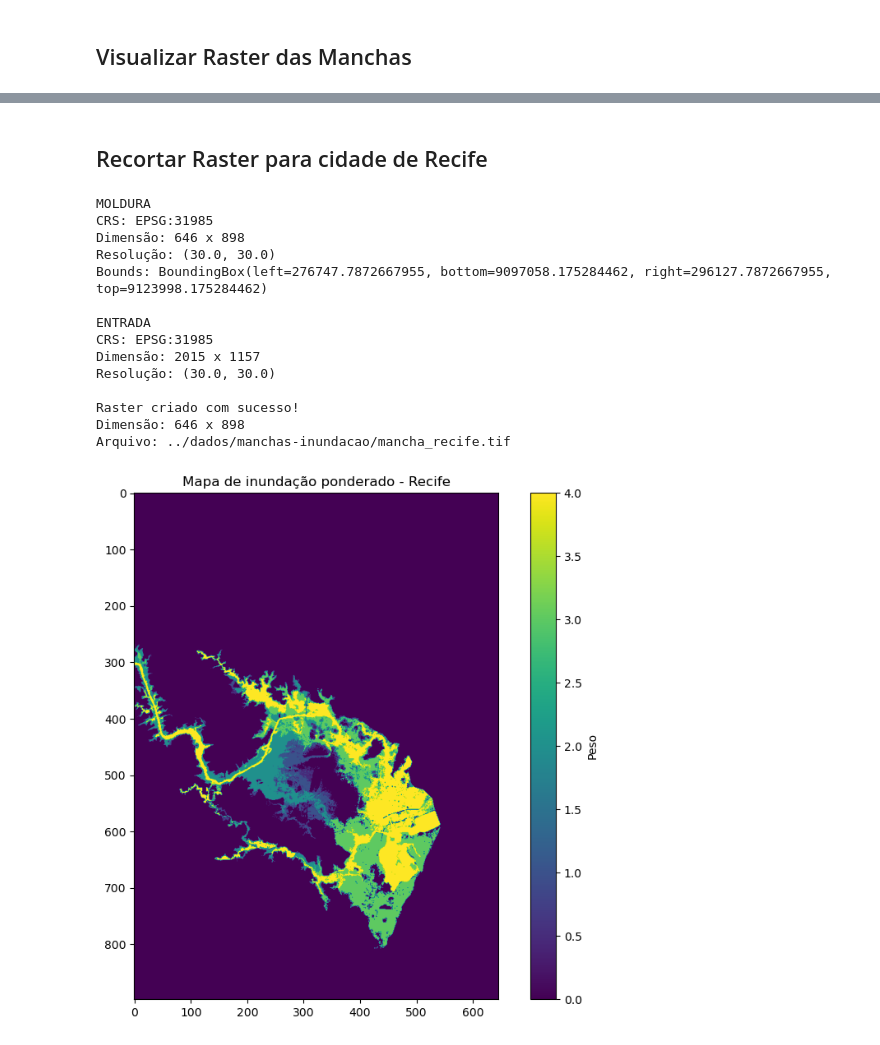
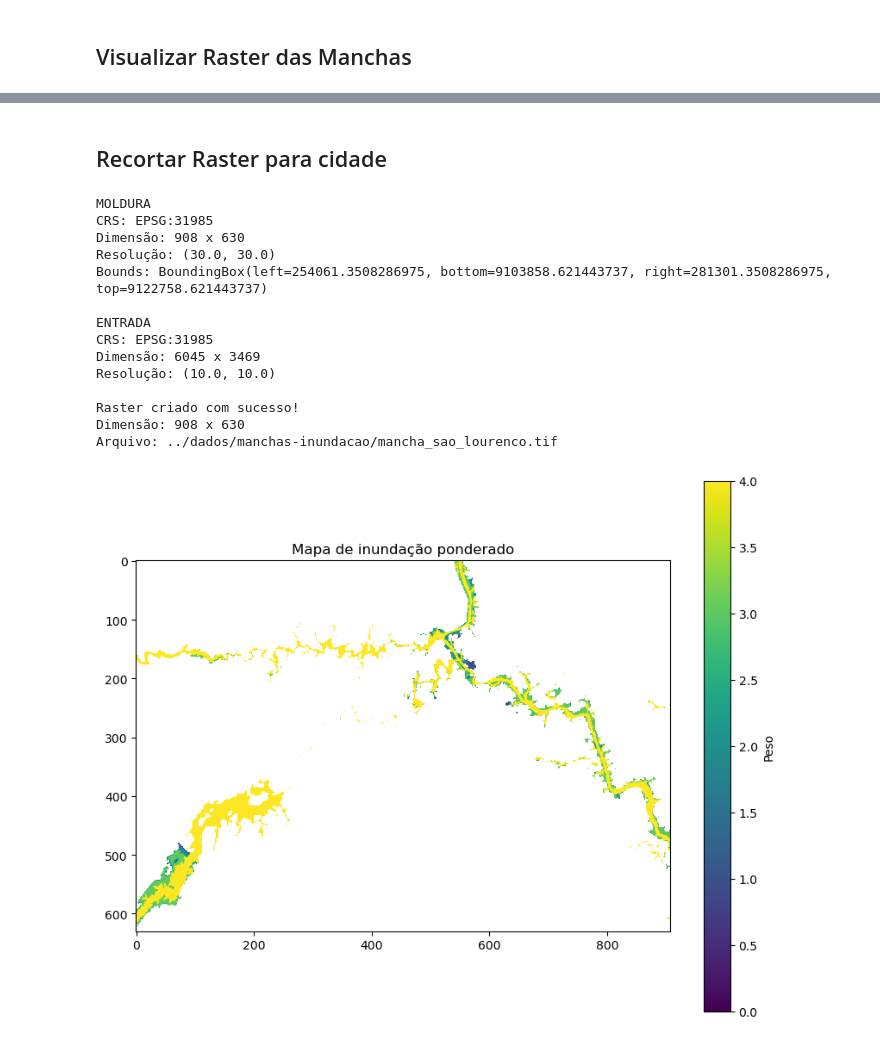
Before and after one commit to ezequielhenrique/tcc-areas-inundacao, a Jupyter notebook: notebooks/manchas_de_inundacao.ipynb, the cells around one changed output, grey strips where cells are left out. Drawn from its saved outputs; the diff is of its cells as text; code cells hidden in the pictures.

```diff
--- a/notebooks/manchas_de_inundacao.ipynb
+++ b/notebooks/manchas_de_inundacao.ipynb
@@ -18,23 +18,23 @@ pasta = '../dados/manchas-inundacao'
 manchas = {
     "Q2": {
         "arquivo": "Q2_max.shp",
-        "peso": 4.0
+        "peso": 5.0
     },
     "Q10": {
         "arquivo": "Q10_max.shp",
-        "peso": 3.0
+        "peso": 4.0
     },
     "Q25": {
         "arquivo": "Q25_max.shp",
-        "peso": 2.0
+        "peso": 3.0
     },
     "Q50": {
         "arquivo": "Q50_max.shp",
-        "peso": 1.0
+        "peso": 2.0
     },
     "Q100": {
         "arquivo": "Q100_max.shp",
-        "peso": 0.5
+        "peso": 1.0
     }
 }
 
@@ -120,7 +120,7 @@ maxx = max(b[2] for b in bounds)
 maxy = max(b[3] for b in bounds)
 
 # Resolução do raster
-res = 30  # metros
+res = 10  # metros
 
 width = int(np.ceil((maxx - minx) / res))
 height = int(np.ceil((maxy - miny) / res))
@@ -132,14 +132,9 @@ transform = rasterio.transform.from_origin(
     res
 )
 # %%
-raster_final = np.zeros(
-    (height, width),
-    dtype=np.float32
-)
+raster_final = np.full((height, width), fill_value=np.nan, dtype=np.float32)
 
-# Processar os dados do menor peso para o maior
 for nome in ["Q100", "Q50", "Q25", "Q10", "Q2"]:
-
     config = manchas[nome]
     gdf = gdfs[nome]
 
@@ -147,12 +142,11 @@ for nome in ["Q100", "Q50", "Q25", "Q10", "Q2"]:
         [(geom, config['peso']) for geom in gdf.geometry],
         out_shape=(height, width),
         transform=transform,
-        fill=0,
+        fill=np.nan,
         dtype=np.float32
     )
 
-    mask = raster > 0
-
+    mask = ~np.isnan(raster)
     raster_final[mask] = raster[mask]
 
 with rasterio.open(
@@ -191,9 +185,9 @@ plt.show()
 # %% [markdown]
-## Recortar Raster para cidade de Recife
+## Recortar Raster para cidade
 # %%
-MOLDURA = '../dados/rasters/moldura-recife.tif'
+MOLDURA = '../dados/camadas_rasters/sao-lourenco/moldura-sao_lourenco.tif'
 ENTRADA = '../dados/manchas-inundacao/mancha_ponderada.tif'
-SAIDA = '../dados/manchas-inundacao/mancha_recife.tif'
+SAIDA = '../dados/manchas-inundacao/mancha_sao_lourenco.tif'
 
 
 with rasterio.open(MOLDURA) as moldura:
@@ -253,28 +247,28 @@ print(f"Arquivo: {SAIDA}")
 # %% [output]
 MOLDURA
 CRS: EPSG:31985
-Dimensão: 646 x 898
+Dimensão: 908 x 630
 Resolução: (30.0, 30.0)
-Bounds: BoundingBox(left=276747.7872667955, bottom=9097058.175284462, right=296127.7872667955, top=9123998.175284462)
+Bounds: BoundingBox(left=254061.3508286975, bottom=9103858.621443737, right=281301.3508286975, top=9122758.621443737)
 
 ENTRADA
 CRS: EPSG:31985
-Dimensão: 2015 x 1157
-Resolução: (30.0, 30.0)
+Dimensão: 6045 x 3469
+Resolução: (10.0, 10.0)
 
 Raster criado com sucesso!
-Dimensão: 646 x 898
-Arquivo: ../dados/manchas-inundacao/mancha_recife.tif
+Dimensão: 908 x 630
+Arquivo: ../dados/manchas-inundacao/mancha_sao_lourenco.tif
 # %%
 with rasterio.open(SAIDA) as src:
     raster = src.read(1)
 
 plt.figure(figsize=(10, 8))
 
 plt.imshow(raster, vmin=0, vmax=4)
 plt.colorbar(label="Peso")
-plt.title("Mapa de inundação ponderado - Recife")
+plt.title("Mapa de inundação ponderado")
 
 plt.show()
 # %% [output]
-[figure, old version]
+[figure, new version]
```
Also changed, not shown: parts of 3 cells of this notebook, 4 other files.
